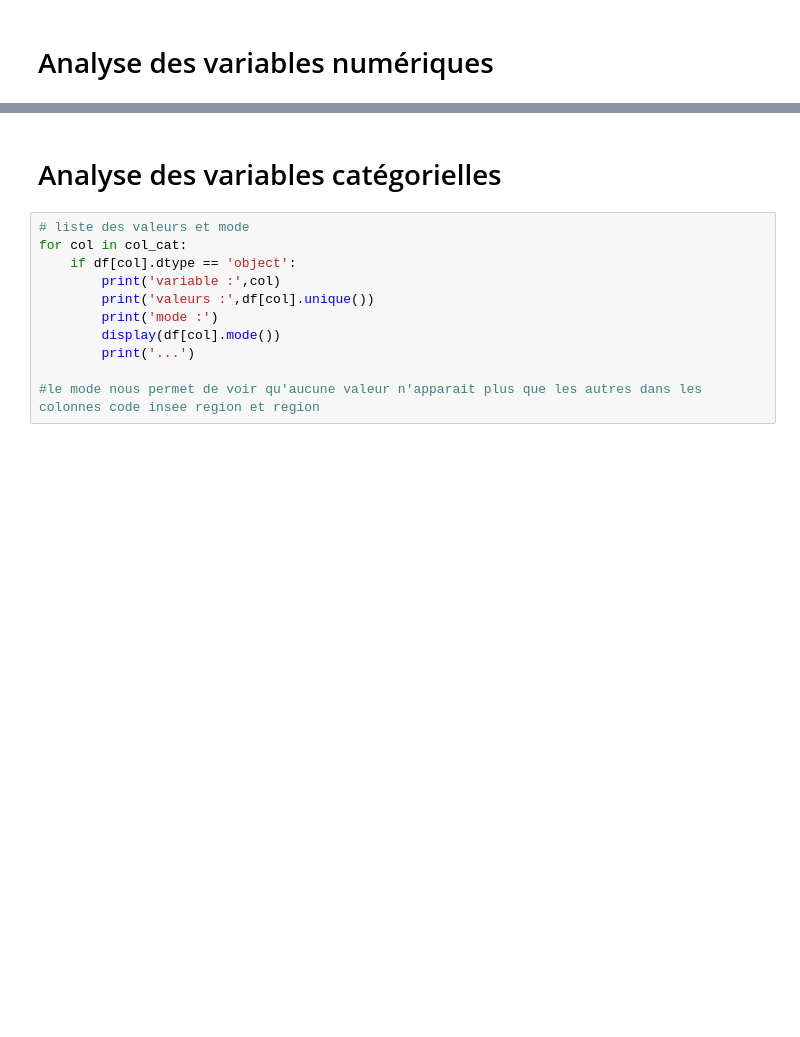
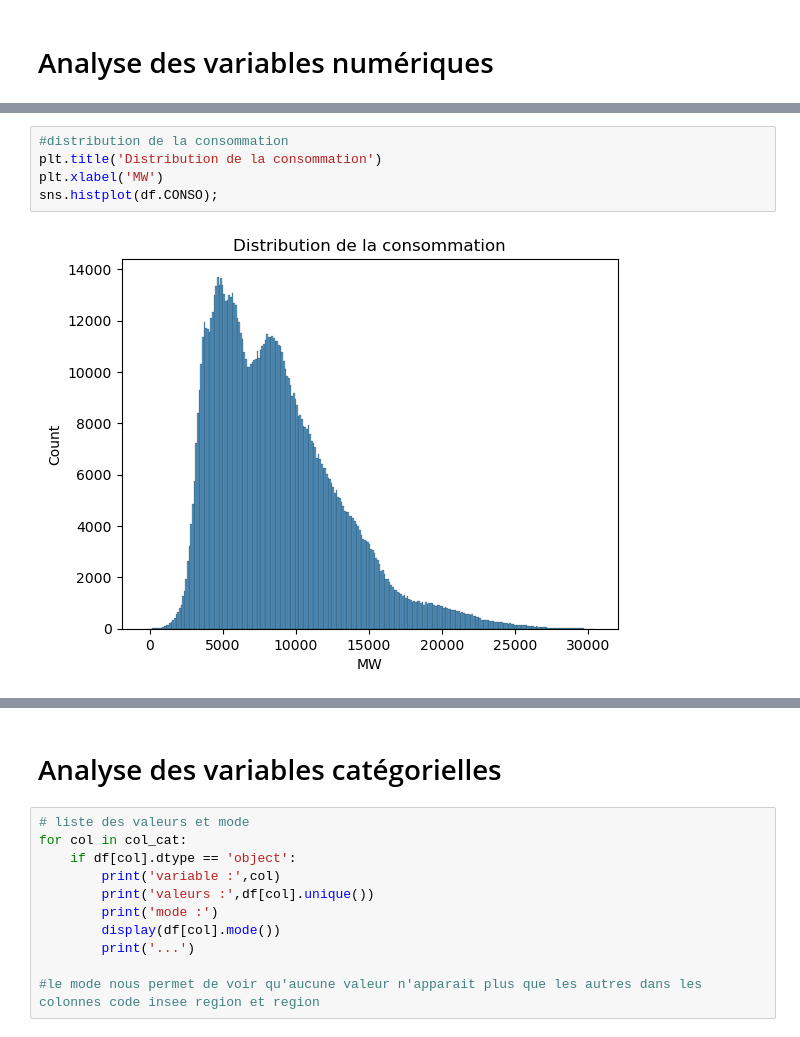
Before and after one commit to LaurieBe/Datascientest_Energie, a Jupyter notebook: DataViz.ipynb, the cells around one changed output, grey strips where cells are left out. Cells and saved outputs as stored; diff of their text form; blank space fills up the shorter version.

```diff
--- a/DataViz.ipynb
+++ b/DataViz.ipynb
@@ -112 +123,8 @@ sns.histplot(df['Consommation (MW)']);
+# %%
+#distribution de la consommation
+plt.title('Distribution de la consommation')
+plt.xlabel('MW')
+sns.histplot(df.CONSO);
+# %% [output]
+[figure, added]
 # %%
```
Also changed, not shown: parts of 21 cells of this notebook.
